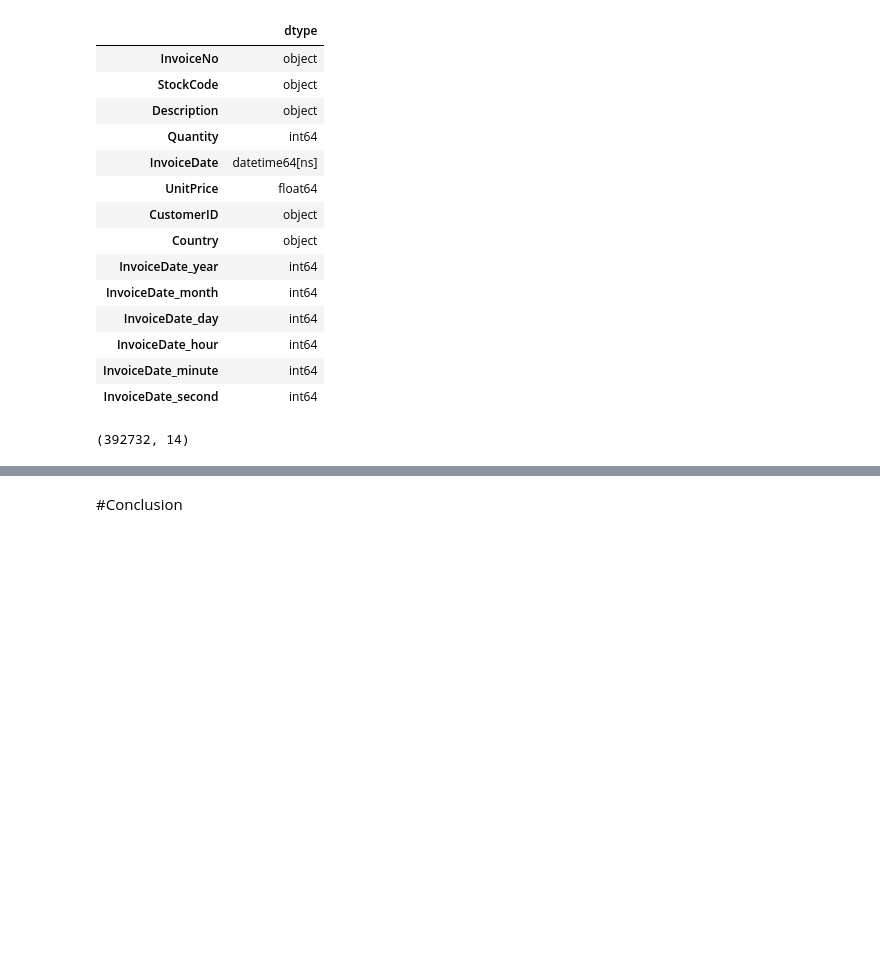
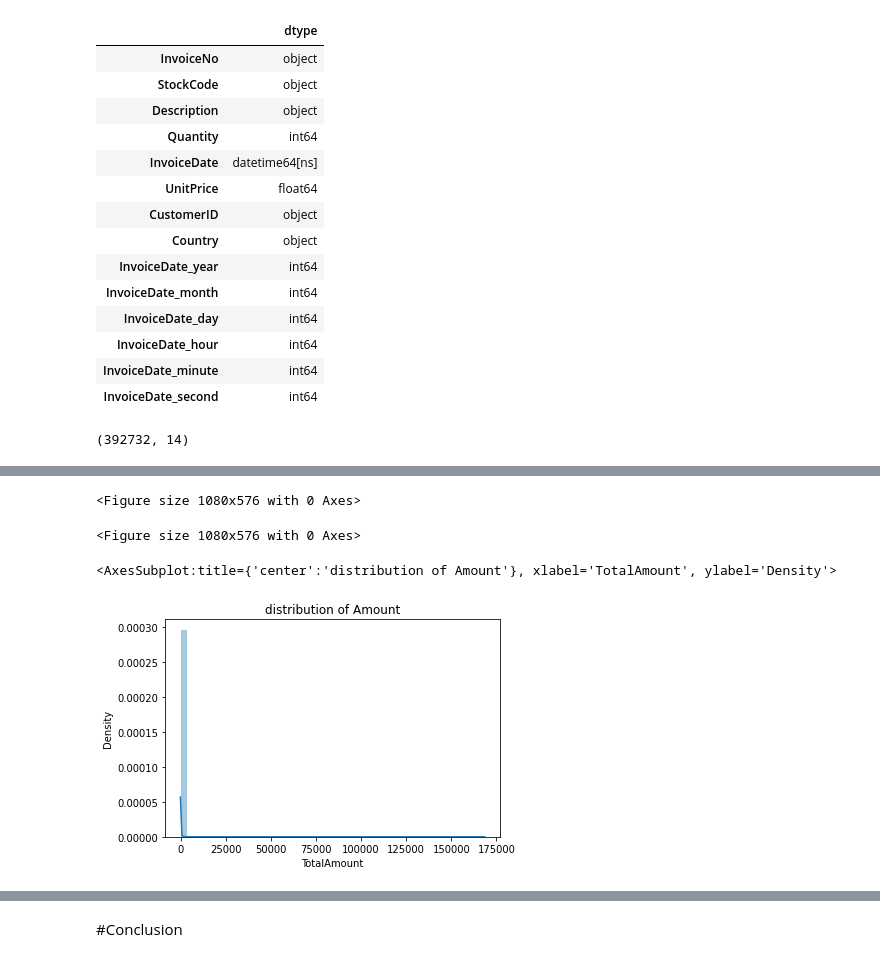
Before and after one commit to renukagore107/Online-Retail-Customer-Segmentaion, a Jupyter notebook: Online_Retail_Customer_Sagmentation.ipynb, the cells around one changed output, grey strips where cells are left out. Cells and saved outputs as stored; diff of their text form; code cells hidden in the pictures; blank space fills up the shorter version.

```diff
--- a/Online_Retail_Customer_Sagmentation.ipynb
+++ b/Online_Retail_Customer_Sagmentation.ipynb
@@ -468,0 +499,6 @@ EDA
+# %%
+# Create a new features TotalAmount from product of Quantity and Unitprice
+customer_df['TotalAmount']=customer_df['Quantity']*customer_df['UnitPrice']
+ # Creating new feature Month which gives the month like january, february, etc.
+customer_df['Month']=customer_df['InvoiceDate'].dt.month_name()
+customer_df[:10]
@@ -468,0 +517,12 @@ EDA
+# %%
+# distribution of TotalAmount
+plt.figure(figsize=(15,8))
+# %% [output]
+<Figure size 1080x576 with 0 Axes>
+<Figure size 1080x576 with 0 Axes>
+# %%
+plt.title('distribution of Amount')
+sns.distplot(customer_df['TotalAmount'])
+# %% [output]
+<AxesSubplot:title={'center':'distribution of Amount'}, xlabel='TotalAmount', ylabel='Density'>
+[figure, added]
```
Also changed, not shown: parts of 46 cells of this notebook.
